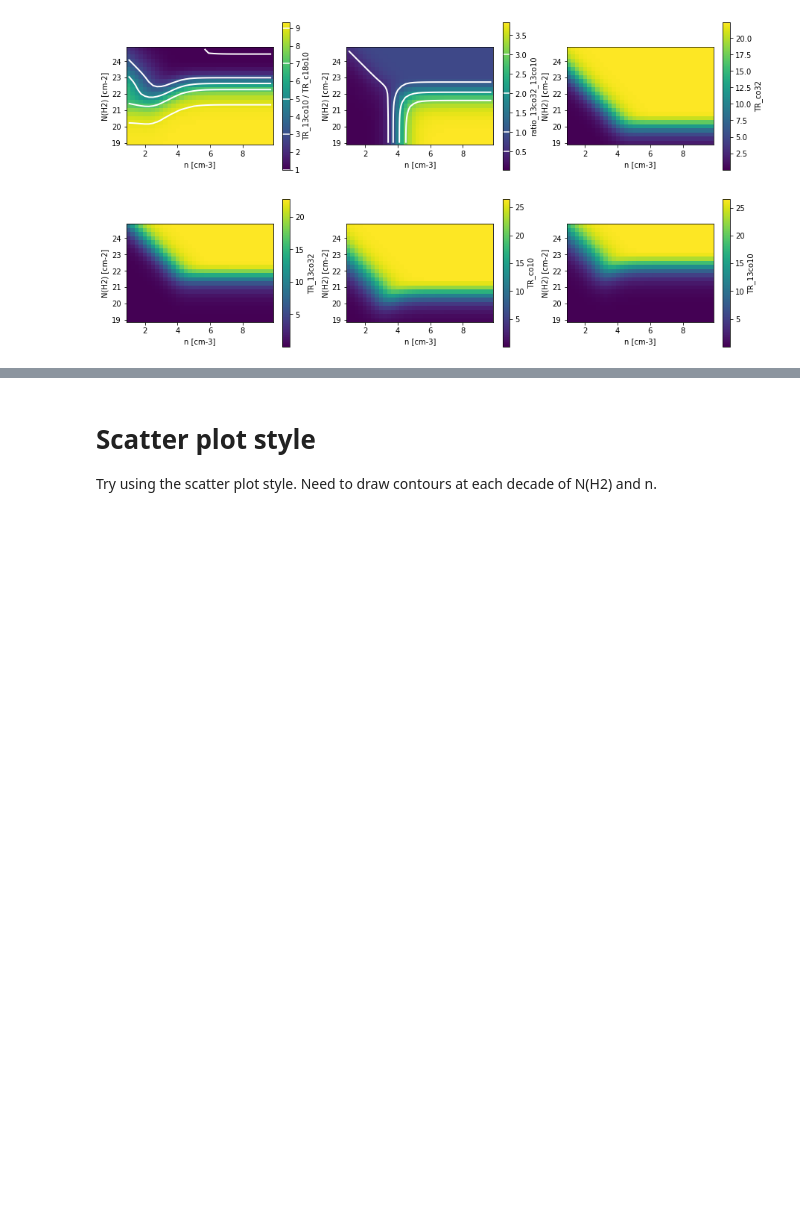
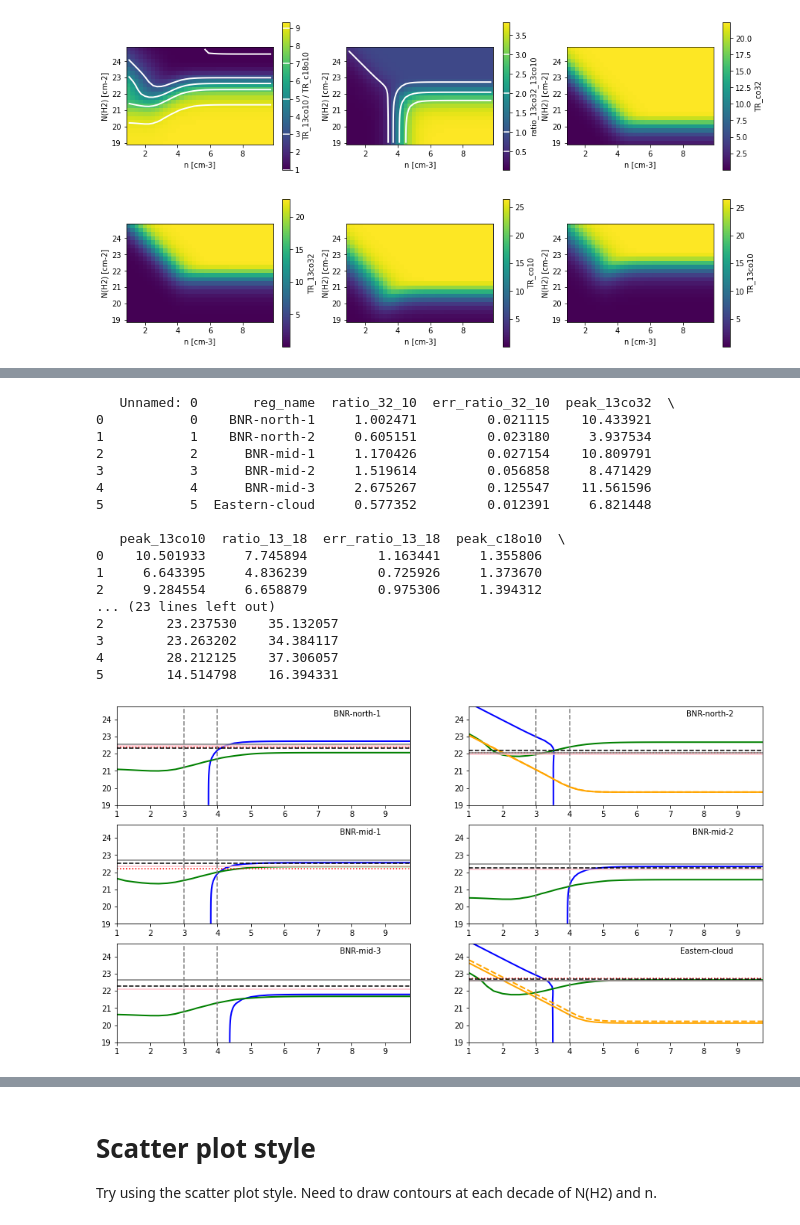
Before and after one commit to ramseykarim/feedback, a Jupyter notebook: co_radex_grid_plots.ipynb, the cells around one changed output, grey strips where cells are left out. Saved outputs shown, nothing was run; the diff lists cells and outputs as text; code cells hidden in the pictures; blank space fills up the shorter version.

```diff
--- a/co_radex_grid_plots.ipynb
+++ b/co_radex_grid_plots.ipynb
@@ -159 +175,46 @@ sample_data_df
+# %%
+sample_data_fn = "/home/ramsey/Documents/Research/Feedback/m16_data/misc_regrids/sample_points_test_1_21.0.27.0.csv"
+
+sample_data_df = pd.read_csv(sample_data_fn)
+print(sample_data_df)
+
+
+fig = plt.figure(figsize=(15, 8))
+
+for i in range(6):
+    ax = plt.subplot(3, 2, 1 + i)
+    reg_select = i # just select by iloc for now
+    sample_row = sample_data_df.iloc[reg_select]
+    # ratio_32_10
+    plot_contour_only("ratio_13co32_13co10", ax, levels=[sample_row["ratio_32_10"]], colors='b')
+    plot_contour_only("TR_13co10 / TR_c18o10", ax, levels=[sample_row["ratio_13_18"]], colors='g')
+    plot_contour_only("TR_co32", ax, levels=[sample_row['peak_12co32-pmo']], colors='orange')
+    plot_contour_only("TR_co32", ax, levels=[sample_row['peak_12co32']], colors='orange', linestyles='--')
+    column_colors = ['pink', 'r', 'grey', 'k']
+    column_ls = ['-', ':', '-', '--']
+    for j, column_key in enumerate(["column_density_13co10", "column_density_c18o10",
+                                    "column_density_70-160", "column_density_160-500"]):
+        ax.axhline(np.log10(sample_row[column_key]), color=column_colors[j], linestyle=column_ls[j])
+    ax.text(0.9, 0.9, sample_row["reg_name"], transform=ax.transAxes, ha='right')
+    for v in (3, 4):
+        ax.axvline(v, linestyle='--', color='grey')
+# %% [output]
+   Unnamed: 0       reg_name  ratio_32_10  err_ratio_32_10  peak_13co32  \
+0           0    BNR-north-1     1.002471         0.021115    10.433921
+1           1    BNR-north-2     0.605151         0.023180     3.937534
+2           2      BNR-mid-1     1.170426         0.027154    10.809791
+3           3      BNR-mid-2     1.519614         0.056858     8.471429
+4           4      BNR-mid-3     2.675267         0.125547    11.561596
+5           5  Eastern-cloud     0.577352         0.012391     6.821448
+
+   peak_13co10  ratio_13_18  err_ratio_13_18  peak_c18o10  \
+0    10.501933     7.745894         1.163441     1.355806
+1     6.643395     4.836239         0.725926     1.373670
+2     9.284554     6.658879         0.975306     1.394312
+... (23 lines left out)
+2        23.237530    35.132057
+3        23.263202    34.384117
+4        28.212125    37.306057
+5        14.514798    16.394331
+[figure, added]
 # %%
```
Also changed, not shown: parts of 9 cells of this notebook, 1 other file.
